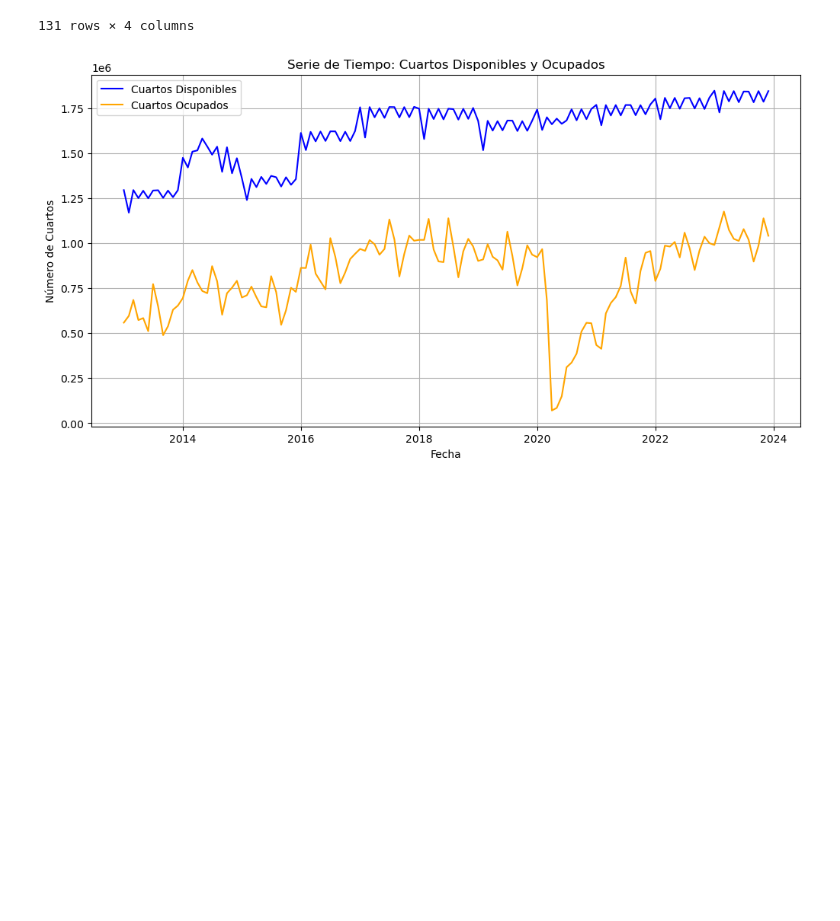
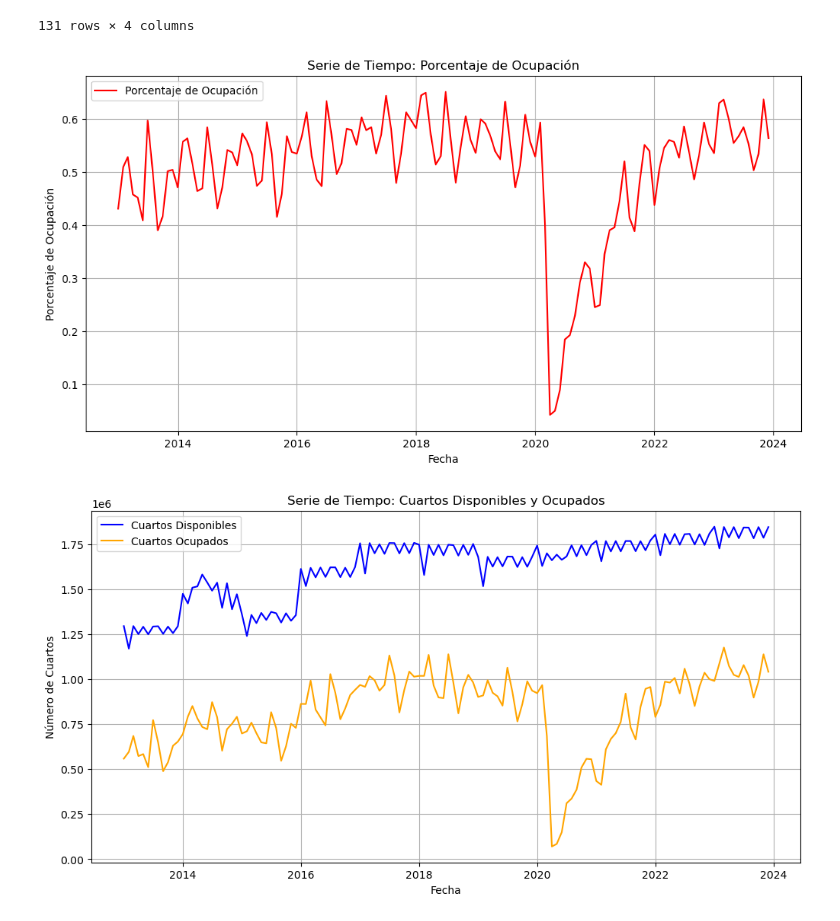
Before and after one commit to matutedevelop/Proyecto_prog_analisis, a Jupyter notebook: Cleaning_edu/data_edu6_2.ipynb, the cells around one changed output. Cells and saved outputs as stored; diff of their text form; code cells hidden in the pictures; blank space fills up the shorter version.

```diff
--- a/Cleaning_edu/data_edu6_2.ipynb
+++ b/Cleaning_edu/data_edu6_2.ipynb
@@ -116,6 +138,17 @@ Porcentage_ocupacion
 | 129 | 2023 | [11] Nov | 0.637578 | 2023-11-01 |
 | 130 | 2023 | [12] Dic | 0.564360 | 2023-12-01 |
 131 rows × 4 columns
+# %%
+plt.figure(figsize=(12, 6))
+plt.plot(Porcentage_ocupacion['Fecha'], Porcentage_ocupacion['Porcentage_ocupacion'], label='Porcentaje de Ocupación', color='red')
+plt.xlabel('Fecha')
+plt.ylabel('Porcentaje de Ocupación')
+plt.title('Serie de Tiempo: Porcentaje de Ocupación')
+plt.legend()
+plt.grid(True)
+plt.show()
+# %% [output]
+[figure, added]
 # %%
 plt.figure(figsize=(12, 6))
 plt.plot(cuartos_disponibles['Fecha'], cuartos_disponibles['Cuartos_disponibles'], label='Cuartos Disponibles', color='blue')
```
Also changed, not shown: parts of 3 cells of this notebook.
